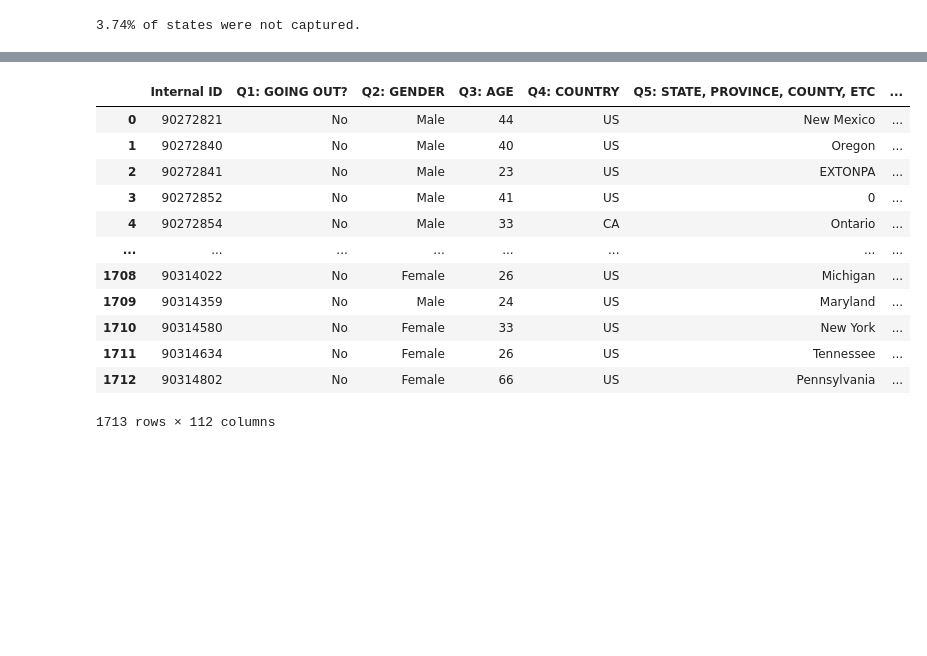
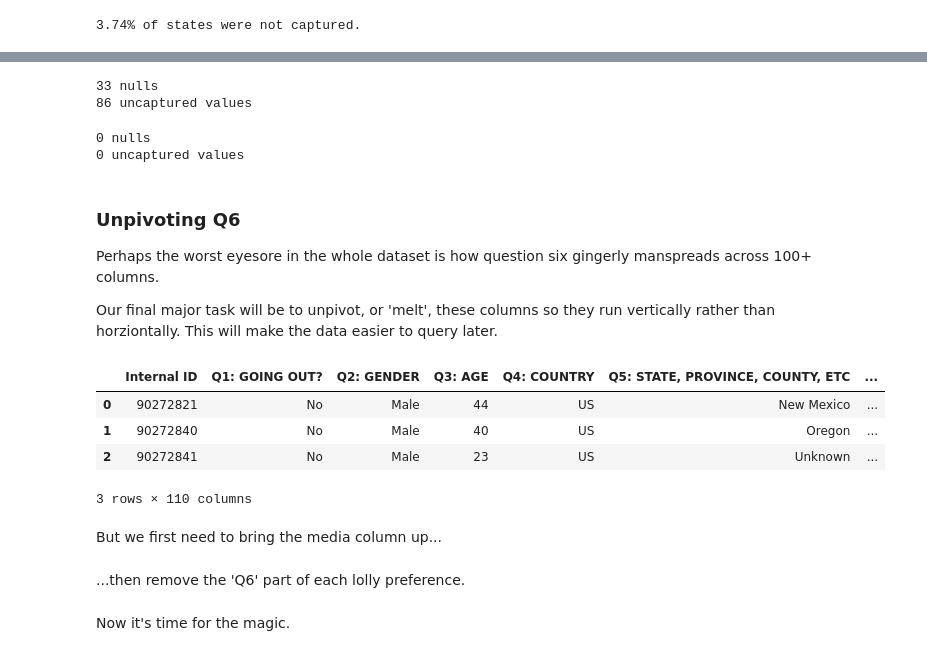
Before and after one commit to Joms94/Wrangling-Survey-Data, a Jupyter notebook: script_candyhierarchy2017.ipynb, the cells around one changed output, grey strips where cells are left out. Saved outputs shown, nothing was run; the diff lists cells and outputs as text; code cells hidden in the pictures; blank space fills up the shorter version.

Commit message:
Cleaned values and unpivoted data

```diff
--- a/script_candyhierarchy2017.ipynb
+++ b/script_candyhierarchy2017.ipynb
@@ -174,6 +178,6 @@ Name: Unnamed: 113, dtype: int64
 # %%
 survey_df_coldrops = survey_df_sensecheck.copy()
-survey_df_coldrops.drop(columns=['Q7: JOY OTHER', 'Q8: DESPAIR OTHER', 'Q9: OTHER COMMENTS', 'Unnamed: 113', 'Q10: DRESS'], inplace=True)
+survey_df_coldrops.drop(columns=['Q7: JOY OTHER', 'Q8: DESPAIR OTHER', 'Q9: OTHER COMMENTS', 'Unnamed: 113', 'Q10: DRESS', 'Click Coordinates (x, y)', 'Q11: DAY'], inplace=True)
 survey_df_coldrops.columns
 # %% [output]
 Index(['Internal ID', 'Q1: GOING OUT?', 'Q2: GENDER', 'Q3: AGE', 'Q4: COUNTRY',
@@ -674,3 +685,6 @@ for ind, state in enumerate(survey_df_statefix['Q5: STATE, PROVINCE, COUNTY, ETC
         if values[0] in survey_df_statefix.loc[ind, 'Q4: COUNTRY']:
             if survey_df_statefix.loc[ind, 'Q5: STATE, PROVINCE, COUNTY, ETC'] in key:
                 survey_df_statefix.loc[ind, 'Q5: STATE, PROVINCE, COUNTY, ETC'] = values[1]
+# %%
+pd.options.display.max_rows = 300
+survey_df_statefix['Q5: STATE, PROVINCE, COUNTY, ETC'].value_counts()
@@ -677,16 +713,35 @@ for ind, state in enumerate(survey_df_statefix['Q5: STATE, PROVINCE, COUNTY, ETC
+# %%
+null_values = len([state for state in survey_df_statefix['Q5: STATE, PROVINCE, COUNTY, ETC'] if state == '0'])
+uncaptured_values = len([state for state in survey_df_statefix['Q5: STATE, PROVINCE, COUNTY, ETC'] if state.isupper() == True])
+
+print(f'{null_values} nulls\n{uncaptured_values} uncaptured values')
+# %% [output]
+33 nulls
+86 uncaptured values
+# %%
+for ind, state in enumerate(survey_df_statefix['Q5: STATE, PROVINCE, COUNTY, ETC']):
+    if state.isupper() == True or state == '0':
+        survey_df_statefix.loc[ind, 'Q5: STATE, PROVINCE, COUNTY, ETC'] = 'Unknown'
+# %%
+null_values = len([state for state in survey_df_statefix['Q5: STATE, PROVINCE, COUNTY, ETC'] if state == '0'])
+uncaptured_values = len([state for state in survey_df_statefix['Q5: STATE, PROVINCE, COUNTY, ETC'] if state.isupper() == True])
+
+print(f'{null_values} nulls\n{uncaptured_values} uncaptured values')
+# %% [output]
+0 nulls
+0 uncaptured values
+# %% [markdown]
+### Unpivoting Q6
+Perhaps the worst eyesore in the whole dataset is how question six gingerly manspreads across 100+ columns.
+
+Our final major task will be to unpivot, or 'melt', these columns so they run vertically rather than horziontally. This will make the data easier to query later.
 # %%
-survey_df_statefix
+survey_df_statefix.head(3)
 # %% [output]
 |  | Internal ID | Q1: GOING OUT? | Q2: GENDER | Q3: AGE | Q4: COUNTRY | Q5: STATE, PROVINCE, COUNTY, ETC | ... |
 | 0 | 90272821 | No | Male | 44 | US | New Mexico | ... |
 | 1 | 90272840 | No | Male | 40 | US | Oregon | ... |
-| 2 | 90272841 | No | Male | 23 | US | EXTONPA | ... |
-| 3 | 90272852 | No | Male | 41 | US | 0 | ... |
-| 4 | 90272854 | No | Male | 33 | CA | Ontario | ... |
-| ... | ... | ... | ... | ... | ... | ... | ... |
-| 1708 | 90314022 | No | Female | 26 | US | Michigan | ... |
-| 1709 | 90314359 | No | Male | 24 | US | Maryland | ... |
-| 1710 | 90314580 | No | Female | 33 | US | New York | ... |
-| 1711 | 90314634 | No | Female | 26 | US | Tennessee | ... |
-| 1712 | 90314802 | No | Female | 66 | US | Pennsylvania | ... |
+| 2 | 90272841 | No | Male | 23 | US | Unknown | ... |
-1713 rows × 112 columns
+3 rows × 110 columns
+# %% [markdown]
+But we first need to bring the media column up...
@@ -692,0 +751,2 @@ survey_df_statefix
+# %% [markdown]
+...then remove the 'Q6' part of each lolly preference.
@@ -692,0 +756,2 @@ survey_df_statefix
+# %% [markdown]
+Now it's time for the magic.
```
Also changed, not shown: parts of 25 cells of this notebook.
